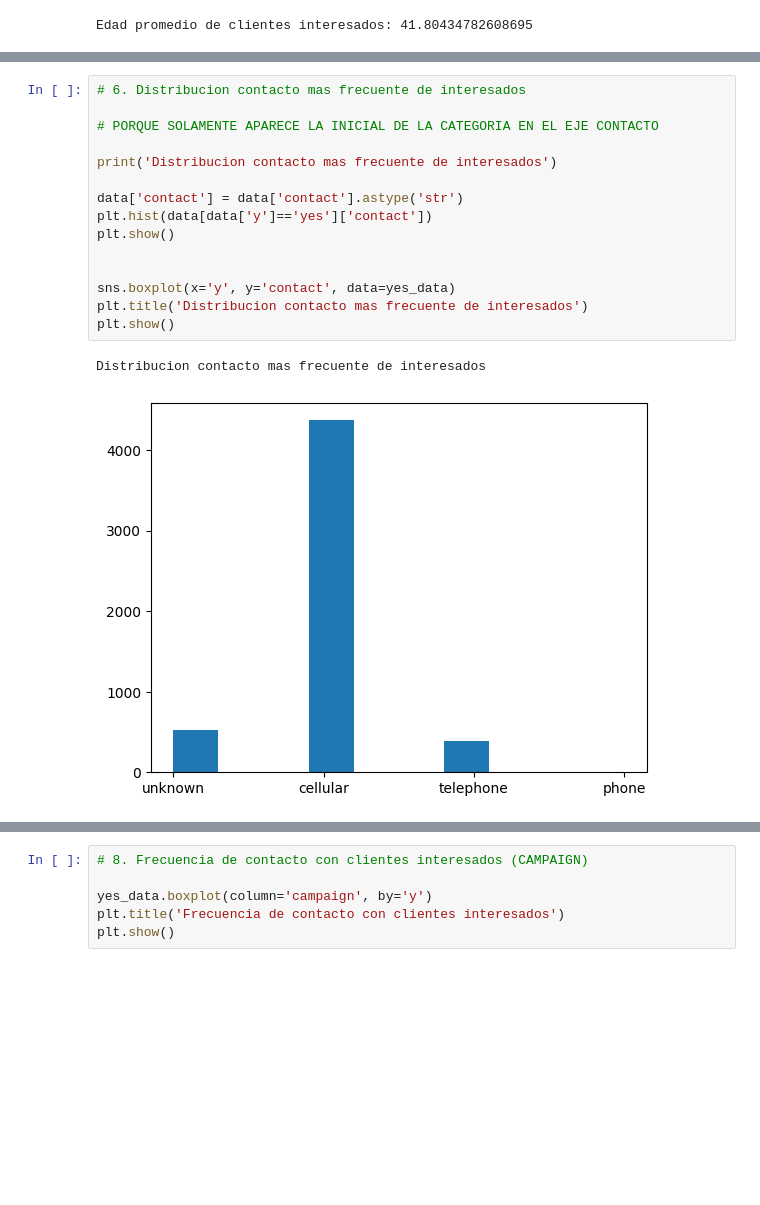
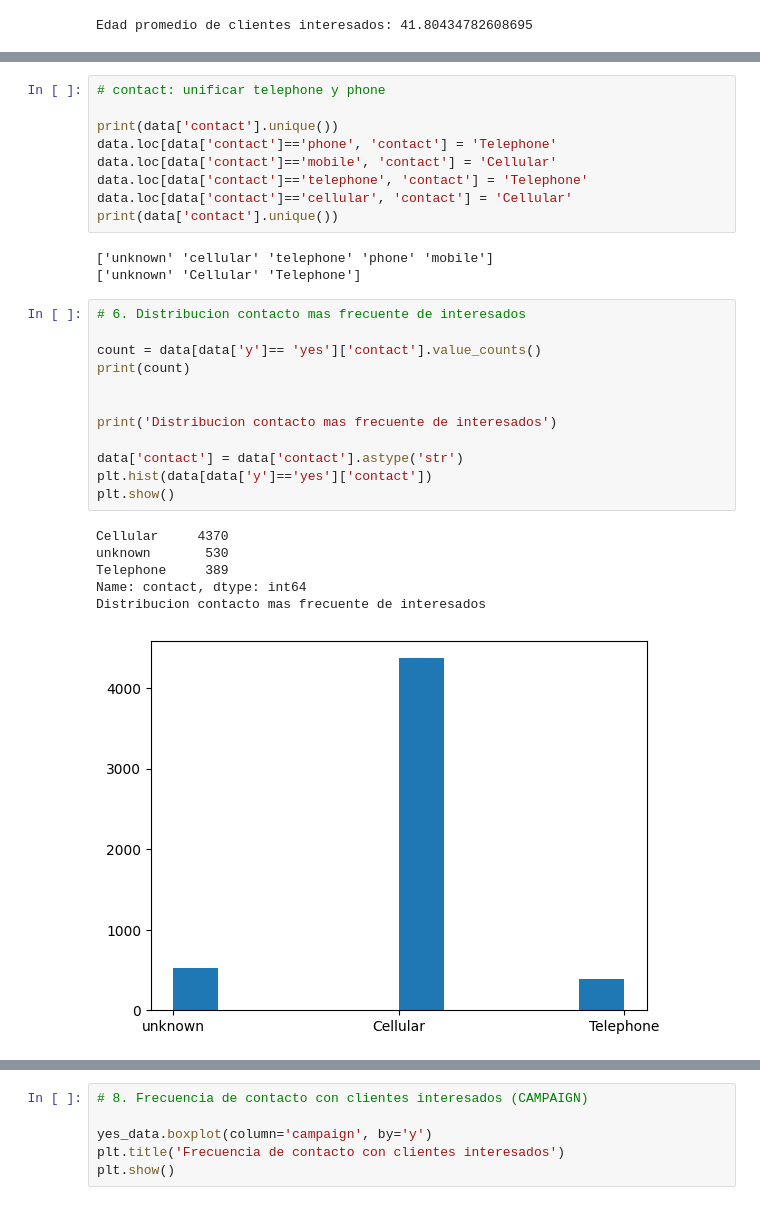
Before and after one commit to Dagnne/TalentoTechDag, a Jupyter notebook: Taller_preguntas.ipynb, the cells around one changed output, grey strips where cells are left out. Saved outputs shown, nothing was run; the diff lists cells and outputs as text; blank space fills up the shorter version.

```diff
--- a/Taller_preguntas.ipynb
+++ b/Taller_preguntas.ipynb
@@ -183,18 +173,31 @@ Relacion entre estado civil e interesados
+# %%
+# contact: unificar telephone y phone
+
+print(data['contact'].unique())
+data.loc[data['contact']=='phone', 'contact'] = 'Telephone'
+data.loc[data['contact']=='mobile', 'contact'] = 'Cellular'
+data.loc[data['contact']=='telephone', 'contact'] = 'Telephone'
+data.loc[data['contact']=='cellular', 'contact'] = 'Cellular'
+print(data['contact'].unique())
+# %% [output]
+['unknown' 'cellular' 'telephone' 'phone' 'mobile']
+['unknown' 'Cellular' 'Telephone']
 # %%
 # 6. Distribucion contacto mas frecuente de interesados
 
-# PORQUE SOLAMENTE APARECE LA INICIAL DE LA CATEGORIA EN EL EJE CONTACTO
+count = data[data['y']== 'yes']['contact'].value_counts()
+print(count)
+
 
 print('Distribucion contacto mas frecuente de interesados')
 
 data['contact'] = data['contact'].astype('str')
 plt.hist(data[data['y']=='yes']['contact'])
 plt.show()
-
-
-sns.boxplot(x='y', y='contact', data=yes_data)
-plt.title('Distribucion contacto mas frecuente de interesados')
-plt.show()
 # %% [output]
+Cellular     4370
+unknown       530
+Telephone     389
+Name: contact, dtype: int64
 Distribucion contacto mas frecuente de interesados
-[figure, old version]
+[figure, new version]
```
Also changed, not shown: parts of 21 cells of this notebook.
